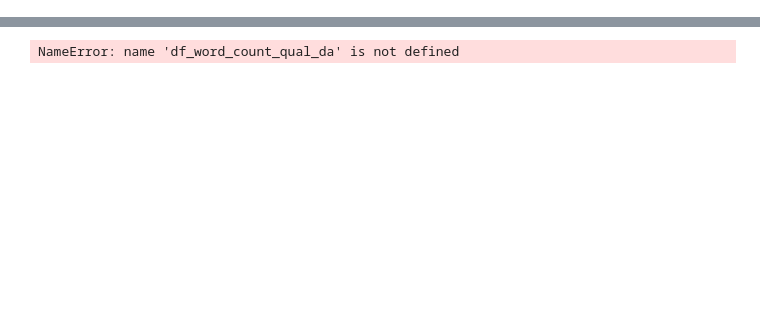
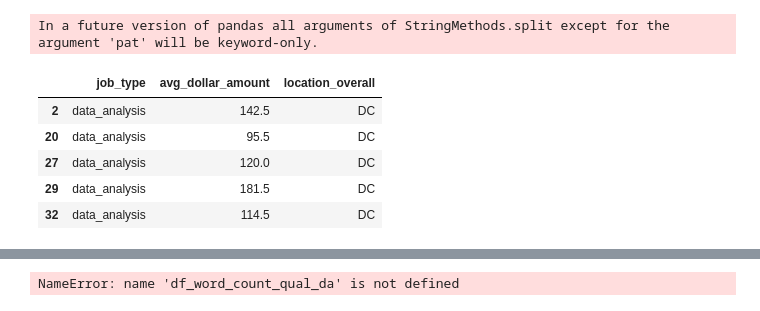
Before and after one commit to ameliabaier17/ameliabaier17.github.io, a Jupyter notebook: code/index.ipynb, the cells around one changed output, grey strips where cells are left out. Cells and saved outputs as stored; diff of their text form; code cells hidden in the pictures; blank space fills up the shorter version.

```diff
--- a/code/index.ipynb
+++ b/code/index.ipynb
@@ -126,6 +131,7 @@ def clean_text(text):
 # Apply the function to the "responsibilities" column
 df['responsibility_n'] = df['responsibility'].apply(clean_text)
 df['qualification_n'] = df['qualification'].apply(clean_text)
+df['benefits_n'] = df['benefits'].apply(clean_text)
 
 df.head()
 
@@ -159,3 +165,50 @@ def word_count(df, column):
 
 df_word_count_res = word_count(df, 'responsibility_n')
 df_word_count_qual = word_count(df, 'qualification_n')
+# %%
+def clean_text(text):
+    # Convert the list of strings to a single string
+    text = ' '.join(text)
+    # text = text.replace(',', '')
+    return text
+
+df['benefits_n'] = df['benefits'].apply(clean_text)
+
+import re
+
+def extract_dollar_amount(text):
+    return re.findall(r'\$\d+(?:\.\d+)?', text)
+
+df['dollar_amount'] = df['benefits_n'].apply(extract_dollar_amount)
+df['dollar_amount'] = df['dollar_amount'].apply(clean_text)
+df_dollar = df[['job_type','dollar_amount','schedule_type','title','location_overall']]
+df_dollar = df_dollar[df_dollar['dollar_amount'].str.contains('\$')]
+df_dollar['dollar_amount']= df_dollar['dollar_amount'].replace('$89 $169 $89 $147 $89 $147 $89 $169 $89 $147 $89 $169','$89 $169')
+df_dollar['dollar_amount']= df_dollar['dollar_amount'].replace('$276 $325 $373 $248 $292 $336 $221 $260 $299','$276 $373')
+df_dollar['dollar_amount']= df_dollar['dollar_amount'].replace('$230 $219 $196 $28','$196 $335')
+df_dollar['dollar_amount']= df_dollar['dollar_amount'].replace('$20 $182 $262','$182 $262')
+df_dollar['dollar_amount']= df_dollar['dollar_amount'].replace('$100 $193 $116 $218','$100 $218')
+df_dollar['dollar_amount']= df_dollar['dollar_amount'].replace('$78 $120 $162','$78 $162')
+df_dollar['dollar_amount']= df_dollar['dollar_amount'].replace('$118 $182 $245','$118 $245')
+df_dollar['dollar_amount']= df_dollar['dollar_amount'].replace('$87 $109 $142','$87 $142')
+
+df_dollar = df_dollar[~df_dollar['dollar_amount'].isin(['$3 $20','$6 $12','$15','$5250','$55.00','$8 $14','$500'])]
+
+df_dollar[['min_dollar_amount','max_dollar_amount']] = df_dollar['dollar_amount'].str.split(' ', 1, expand=True)
+
+df_dollar['min_dollar_amount'] = df_dollar['min_dollar_amount'].replace('[\$,]', '', regex=True).astype(float)
+df_dollar['max_dollar_amount'] = df_dollar['max_dollar_amount'].replace('[\$,]', '', regex=True).astype(float)
+
+df_dollar['avg_dollar_amount'] = (df_dollar['min_dollar_amount'] + df_dollar['max_dollar_amount'].fillna(df_dollar['min_dollar_amount'])) / 2
+
+df_dollar = df_dollar[['job_type','avg_dollar_amount','location_overall']]
+df_dollar.to_csv('df_dollar.csv')
+df_dollar.head()
+# %% [output]
+In a future version of pandas all arguments of StringMethods.split except for the argument 'pat' will be keyword-only.
+|  | job_type | avg_dollar_amount | location_overall |
+| 2 | data_analysis | 142.5 | DC |
+| 20 | data_analysis | 95.5 | DC |
+| 27 | data_analysis | 120.0 | DC |
+| 29 | data_analysis | 181.5 | DC |
+| 32 | data_analysis | 114.5 | DC |
```
Also changed, not shown: parts of 6 cells of this notebook, 8 other files.
